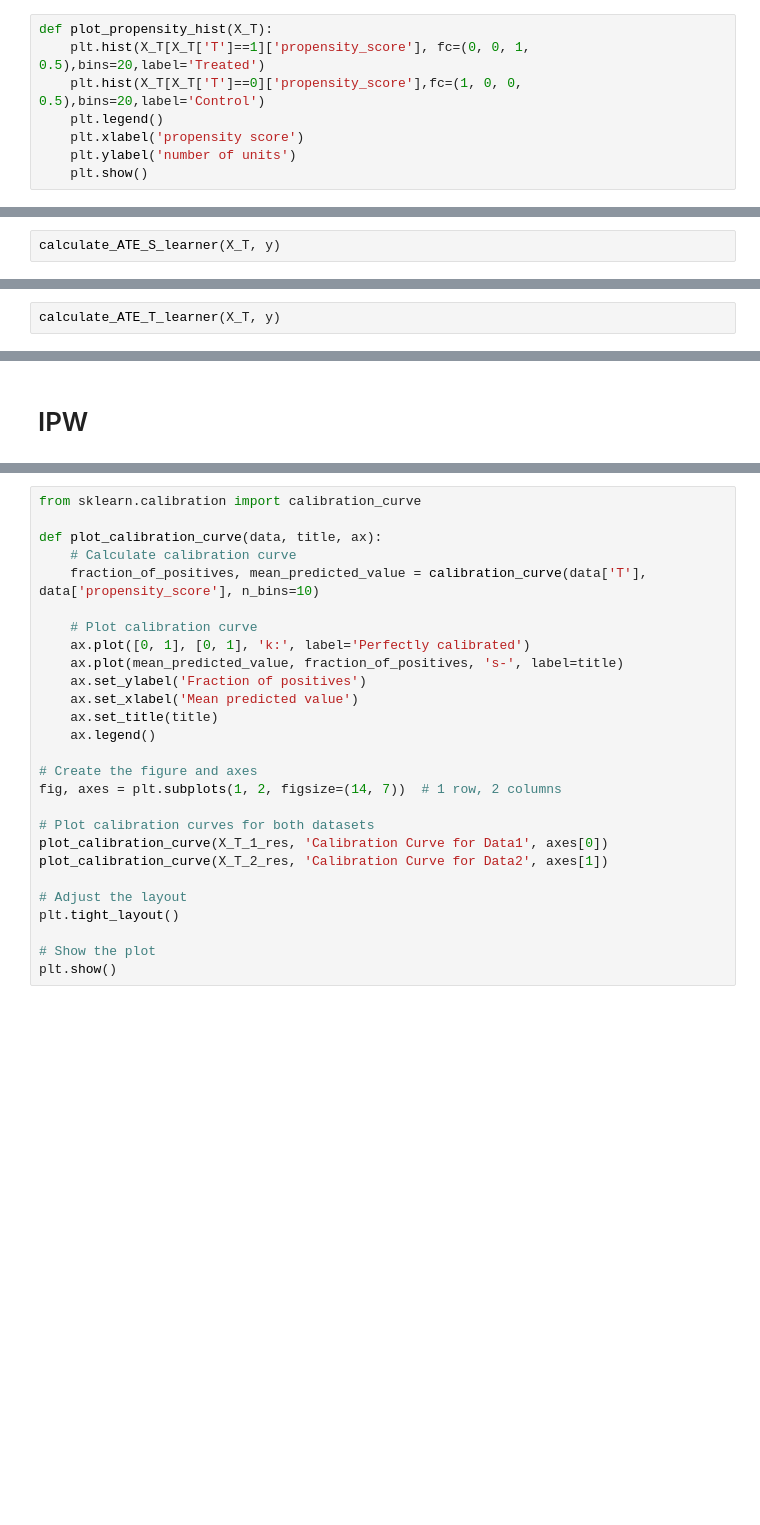
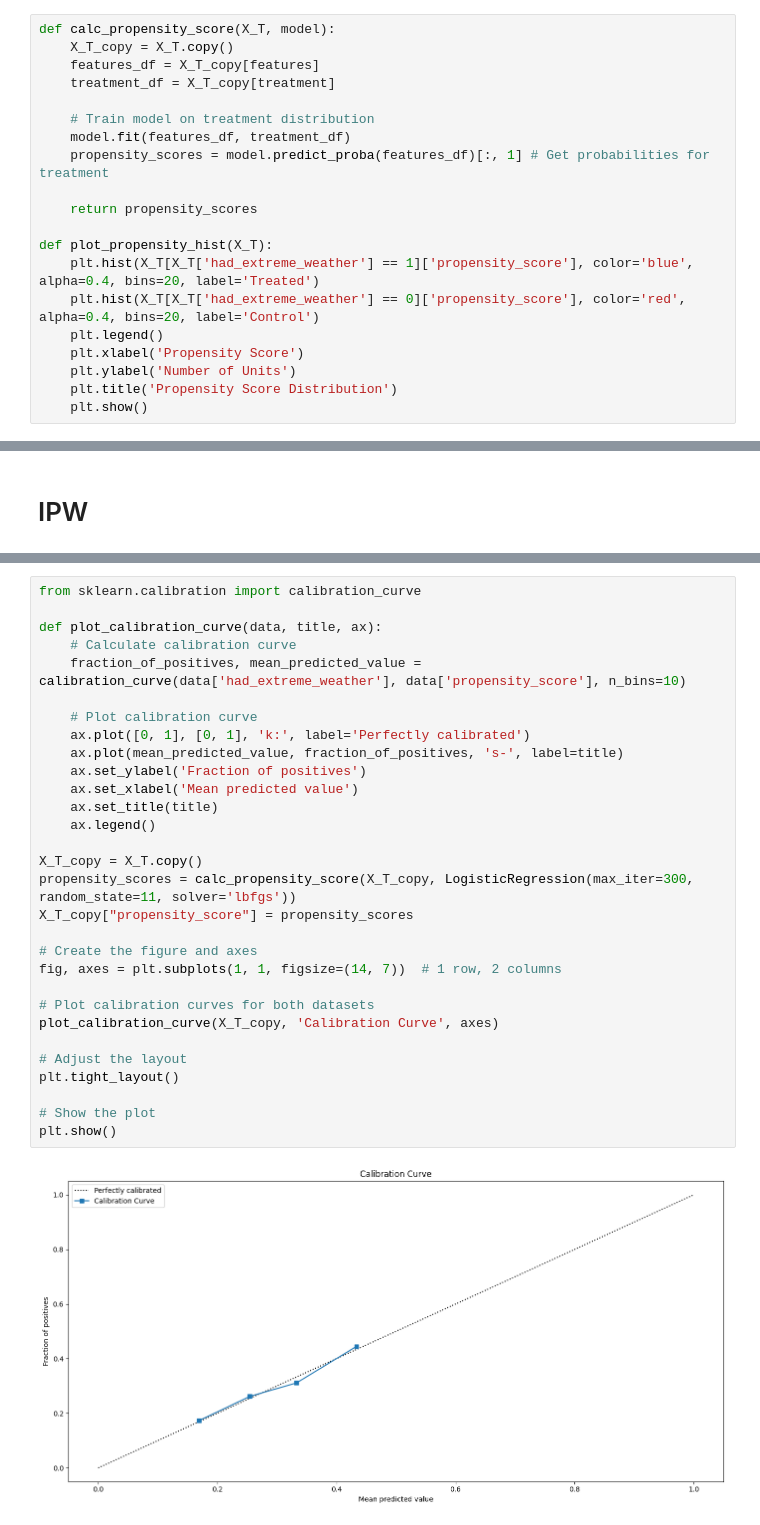
Before and after one commit to yonatanko/FootballAttendanceProject, a Jupyter notebook: models.ipynb, the cells around one changed output, grey strips where cells are left out. Saved outputs shown, nothing was run; the diff lists cells and outputs as text; blank space fills up the shorter version.

```diff
--- a/models.ipynb
+++ b/models.ipynb
@@ -30,12 +31,24 @@ target = ['Attendance_percentage']
 X_T = df[features + treatment]
 y = df[target]
 # %%
+def calc_propensity_score(X_T, model):
+    X_T_copy = X_T.copy()
+    features_df = X_T_copy[features]
+    treatment_df = X_T_copy[treatment]
+
+    # Train model on treatment distribution
+    model.fit(features_df, treatment_df)
+    propensity_scores = model.predict_proba(features_df)[:, 1] # Get probabilities for treatment
+
+    return propensity_scores
+
 def plot_propensity_hist(X_T):
-    plt.hist(X_T[X_T['T']==1]['propensity_score'], fc=(0, 0, 1, 0.5),bins=20,label='Treated')
-    plt.hist(X_T[X_T['T']==0]['propensity_score'],fc=(1, 0, 0, 0.5),bins=20,label='Control')
+    plt.hist(X_T[X_T['had_extreme_weather'] == 1]['propensity_score'], color='blue', alpha=0.4, bins=20, label='Treated')
+    plt.hist(X_T[X_T['had_extreme_weather'] == 0]['propensity_score'], color='red', alpha=0.4, bins=20, label='Control')
     plt.legend()
-    plt.xlabel('propensity score')
-    plt.ylabel('number of units')
+    plt.xlabel('Propensity Score')
+    plt.ylabel('Number of Units')
+    plt.title('Propensity Score Distribution')
     plt.show()
 # %% [markdown]
 # S-Learner
@@ -59,3 +76 @@ def calculate_ATE_S_learner(X_T, y):
     return ATE
-# %%
-calculate_ATE_S_learner(X_T, y)
@@ -82,2 +101,0 @@ def calculate_ATE_T_learner(X_T, y):
-# %%
-calculate_ATE_T_learner(X_T, y)
@@ -140,27 +180,32 @@ plot_propensity_hist(X_T_2_res)
 # %%
 from sklearn.calibration import calibration_curve
 
 def plot_calibration_curve(data, title, ax):
     # Calculate calibration curve
-    fraction_of_positives, mean_predicted_value = calibration_curve(data['T'], data['propensity_score'], n_bins=10)
+    fraction_of_positives, mean_predicted_value = calibration_curve(data['had_extreme_weather'], data['propensity_score'], n_bins=10)
 
     # Plot calibration curve
     ax.plot([0, 1], [0, 1], 'k:', label='Perfectly calibrated')
     ax.plot(mean_predicted_value, fraction_of_positives, 's-', label=title)
     ax.set_ylabel('Fraction of positives')
     ax.set_xlabel('Mean predicted value')
     ax.set_title(title)
     ax.legend()
 
+X_T_copy = X_T.copy()
+propensity_scores = calc_propensity_score(X_T_copy, LogisticRegression(max_iter=300, random_state=11, solver='lbfgs'))
+X_T_copy["propensity_score"] = propensity_scores
+
 # Create the figure and axes
-fig, axes = plt.subplots(1, 2, figsize=(14, 7))  # 1 row, 2 columns
+fig, axes = plt.subplots(1, 1, figsize=(14, 7))  # 1 row, 2 columns
 
 # Plot calibration curves for both datasets
-plot_calibration_curve(X_T_1_res, 'Calibration Curve for Data1', axes[0])
-plot_calibration_curve(X_T_2_res, 'Calibration Curve for Data2', axes[1])
+plot_calibration_curve(X_T_copy, 'Calibration Curve', axes)
 
 # Adjust the layout
 plt.tight_layout()
 
 # Show the plot
 plt.show()
+# %% [output]
+[figure, added]
```
Also changed, not shown: parts of 17 cells of this notebook, 1 other file.
